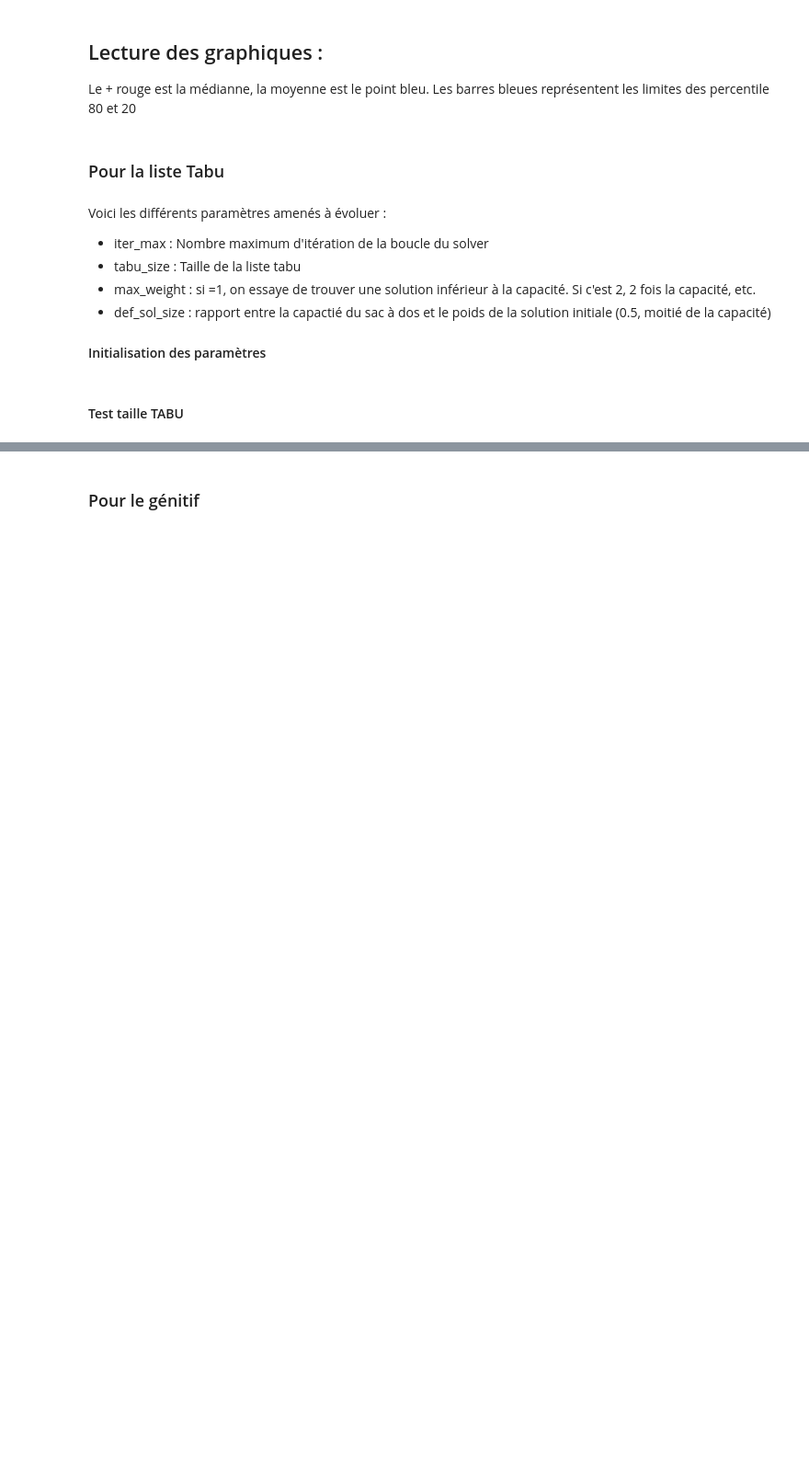
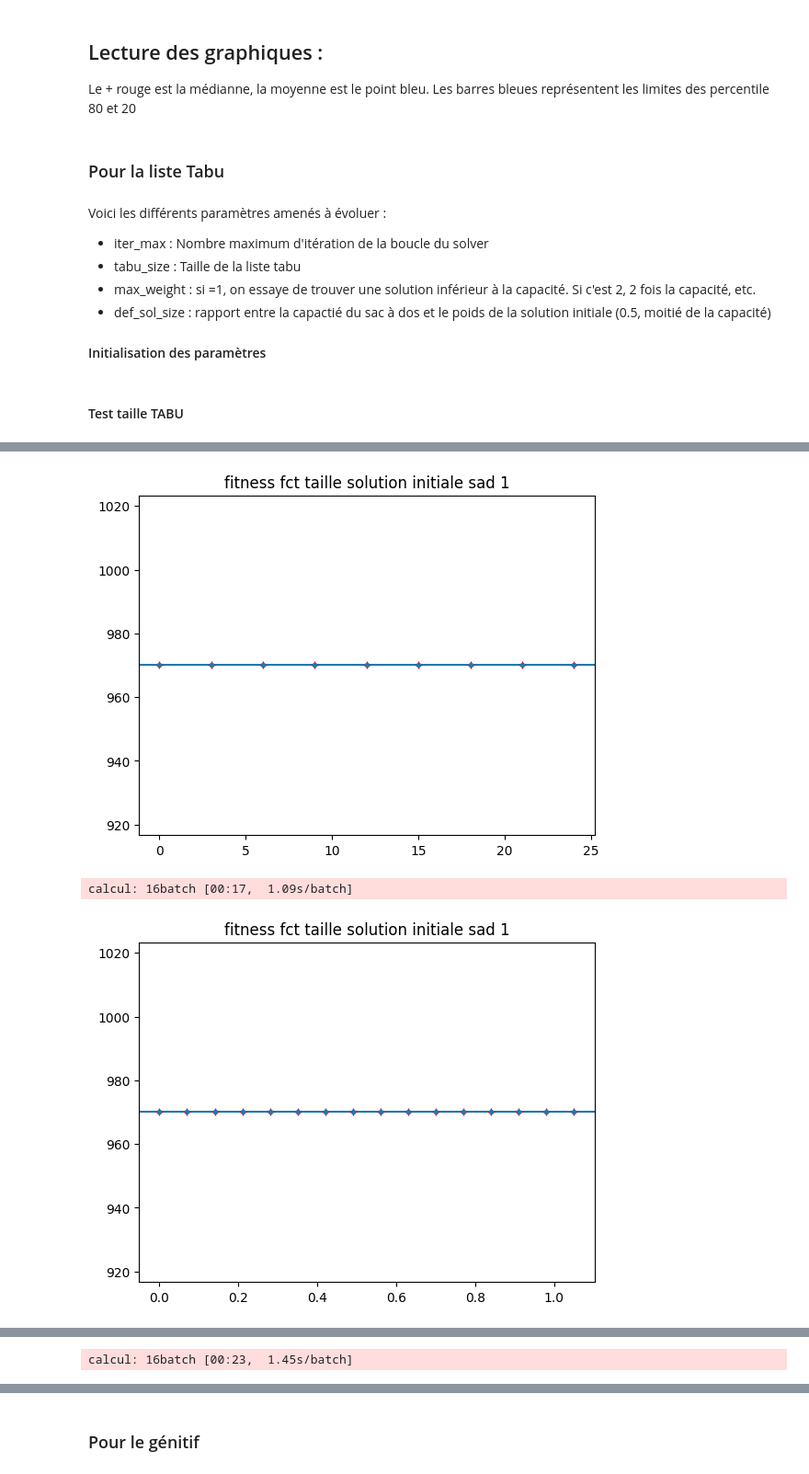
Before and after one commit to Blova-TB/S8_Knapsack, a Jupyter notebook: 100_item.ipynb, the cells around one changed output, grey strips where cells are left out. Shown at 92% size. Saved outputs shown, nothing was run; the diff lists cells and outputs as text; code cells hidden in the pictures; blank space fills up the shorter version.

```diff
--- a/100_item.ipynb
+++ b/100_item.ipynb
@@ -97,0 +201,29 @@ Au delà de 100 itérations, la solution n'a pas l'air de changer,
+# %%
+max_weight = 1.0
+
+(variateur,title) = variateur_tabou.poids_inital()
+iterateur = range(0,25,3)
+closeIter = floatRange(0,1.1,0.07)
+test = Testor(tbs.Tabou_solver(sad1,iter_max,tabu_size,max_weight,init_size))
+testResult = test.test(iterateur,variateur,group_size=group_size)
+graph_test_result(testResult,sol_opti1,title + " sad 1")
+testResult = test.test(closeIter,variateur,group_size=group_size)
+graph_test_result(testResult,sol_opti1,title + " sad 1")
+
+test = Testor(tbs.Tabou_solver(sad2,iter_max,tabu_size_for2,max_weight,init_size))
+testResult = test.test(iterateur,variateur,group_size=group_size)
+graph_test_result(testResult,sol_opti2,title + " sad 2")
+testResult = test.test(closeIter,variateur,group_size=group_size)
+graph_test_result(testResult,sol_opti2,title + " sad 2")
+
+
+test = Testor(tbs.Tabou_solver(sad3,iter_max,tabu_size,max_weight*1.1,init_size))
+#*1.1 car il marchait mieux avec ce paramètre
+testResult = test.test(iterateur,variateur,group_size=group_size)
+graph_test_result(testResult,sol_opti3,title + " sad 3")
+testResult = test.test(closeIter,variateur,group_size=group_size)
+graph_test_result(testResult,sol_opti3,title + " sad 3")
+# %% [output]
+[figure, added]
+calcul: 16batch [00:17,  1.09s/batch]
+[figure, added]
@@ -97,0 +233 @@ Au delà de 100 itérations, la solution n'a pas l'air de changer,
+calcul: 16batch [00:23,  1.45s/batch]
```
Also changed, not shown: parts of 16 cells of this notebook, 4 other files.
